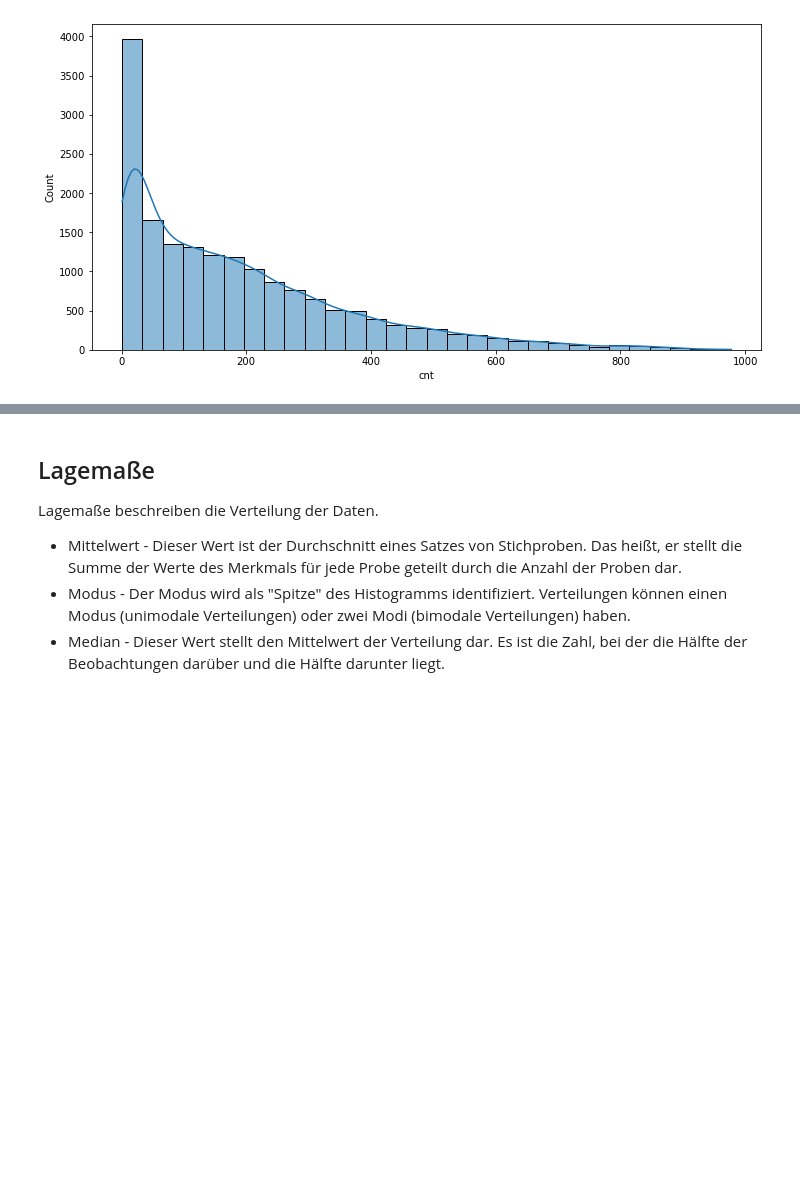
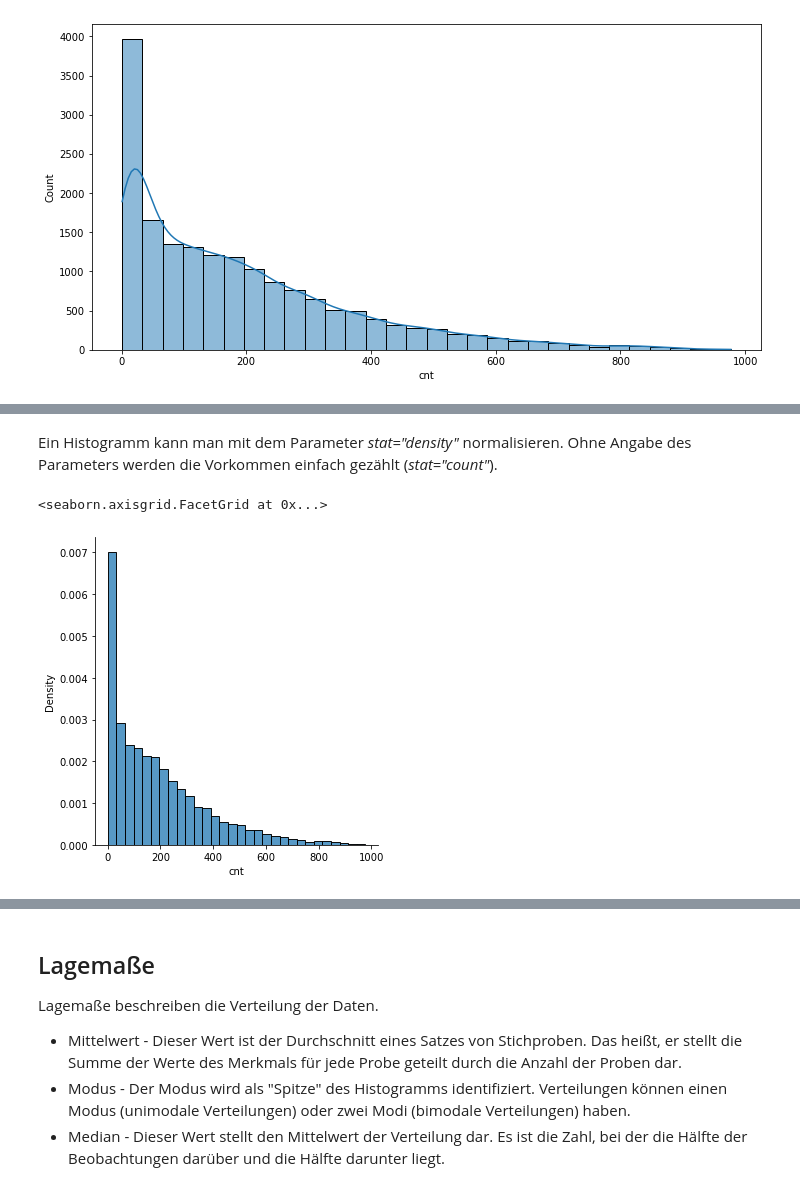
Before and after one commit to akistat/sandbox, a Jupyter notebook: eda-bike-share.ipynb, the cells around one changed output, grey strips where cells are left out. Drawn from its saved outputs; the diff is of its cells as text; code cells hidden in the pictures; blank space fills up the shorter version.

```diff
--- a/eda-bike-share.ipynb
+++ b/eda-bike-share.ipynb
@@ -211,0 +216,7 @@ array([[<AxesSubplot:title={'center':'temp'}>,
+# %% [markdown]
+Ein Histogramm kann man mit dem Parameter *stat="density"* normalisieren. Ohne Angabe des Parameters werden die Vorkommen einfach gezählt (*stat="count"*).
+# %%
+sb.displot(data, x="cnt", bins=30, stat="density")
+# %% [output]
+<seaborn.axisgrid.FacetGrid at 0x...>
+[figure, added]
```
Also changed, not shown: parts of 14 cells of this notebook.
